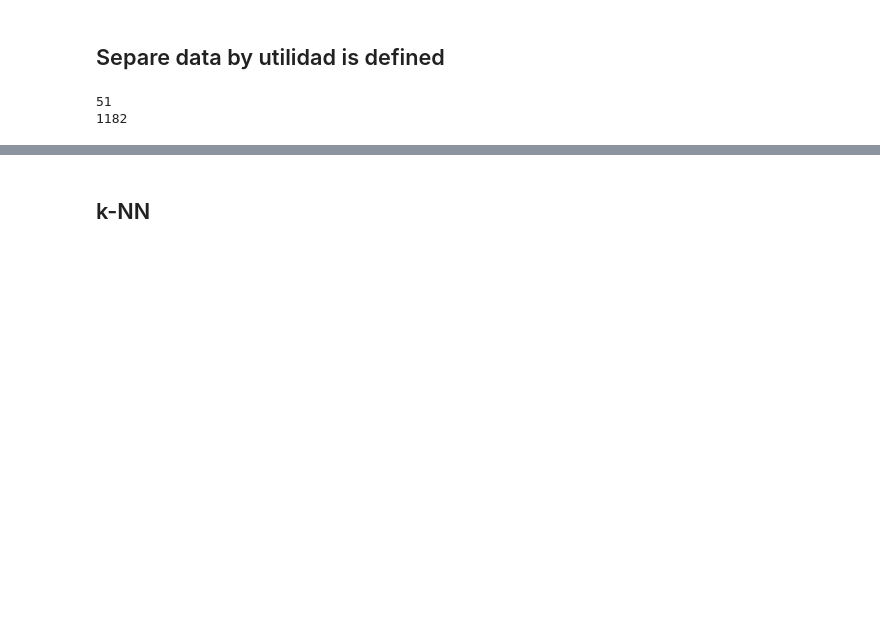
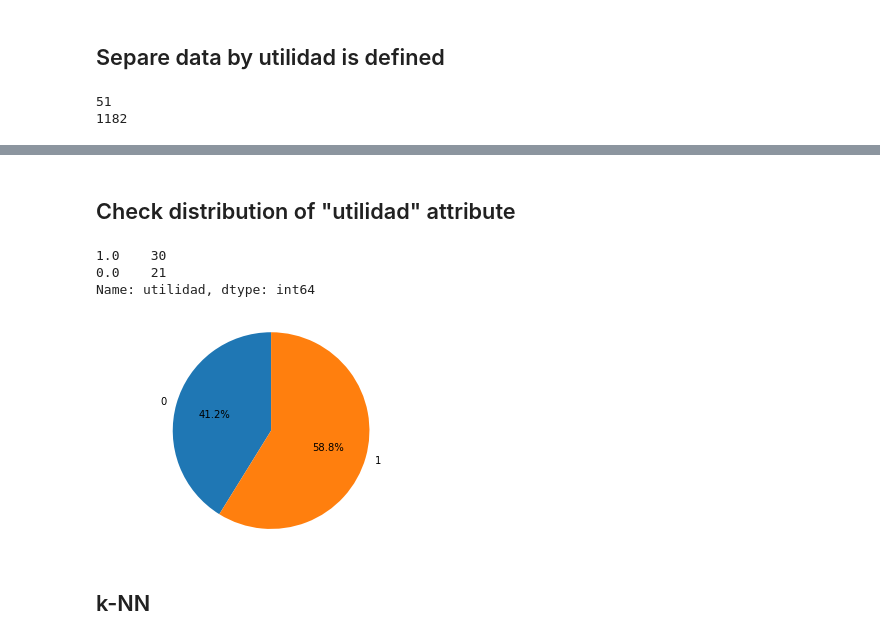
Before and after one commit to neburs/HOPE_rank_predictor, a Jupyter notebook: S2 - HOPE kNN.ipynb, the cells around one changed output, grey strips where cells are left out. Drawn from its saved outputs; the diff is of its cells as text; code cells hidden in the pictures; blank space fills up the shorter version.

Commit message:
add Check distribution of "utilidad" attribute in knn notebook

```diff
--- a/S2 - HOPE kNN.ipynb
+++ b/S2 - HOPE kNN.ipynb
@@ -139,6 +139,28 @@ dfDataSetComplete.head(10)
 | 304 | 18.0 | 11 | 0 | 29279563 | 2017 | ... |
 | 305 | 18.0 | 11 | 0 | 28065368 | 2017 | ... |
 | 311 | 76.0 | 12 | 0 | 30762794 | 2019 | ... |
+# %% [markdown]
+## Check distribution of "utilidad" attribute
+# %%
+utilityValues = dfDataSetComplete['utilidad'].value_counts()
+
+print(utilityValues)
+
+import matplotlib.pyplot as plt
+
+labels = '0', '1'
+sizes = [utilityValues.get(0.0), utilityValues.get(1.0)]
+
+fig1, ax1 = plt.subplots()
+ax1.pie(sizes, labels=labels, autopct='%1.1f%%', startangle=90)
+ax1.axis('equal')
+
+plt.show()
+# %% [output]
+1.0    30
+0.0    21
+Name: utilidad, dtype: int64
+[figure, added]
 # %% [markdown]
 ## k-NN
 # %%
```
Also changed, not shown: parts of 2 cells of this notebook, 3 other files.
